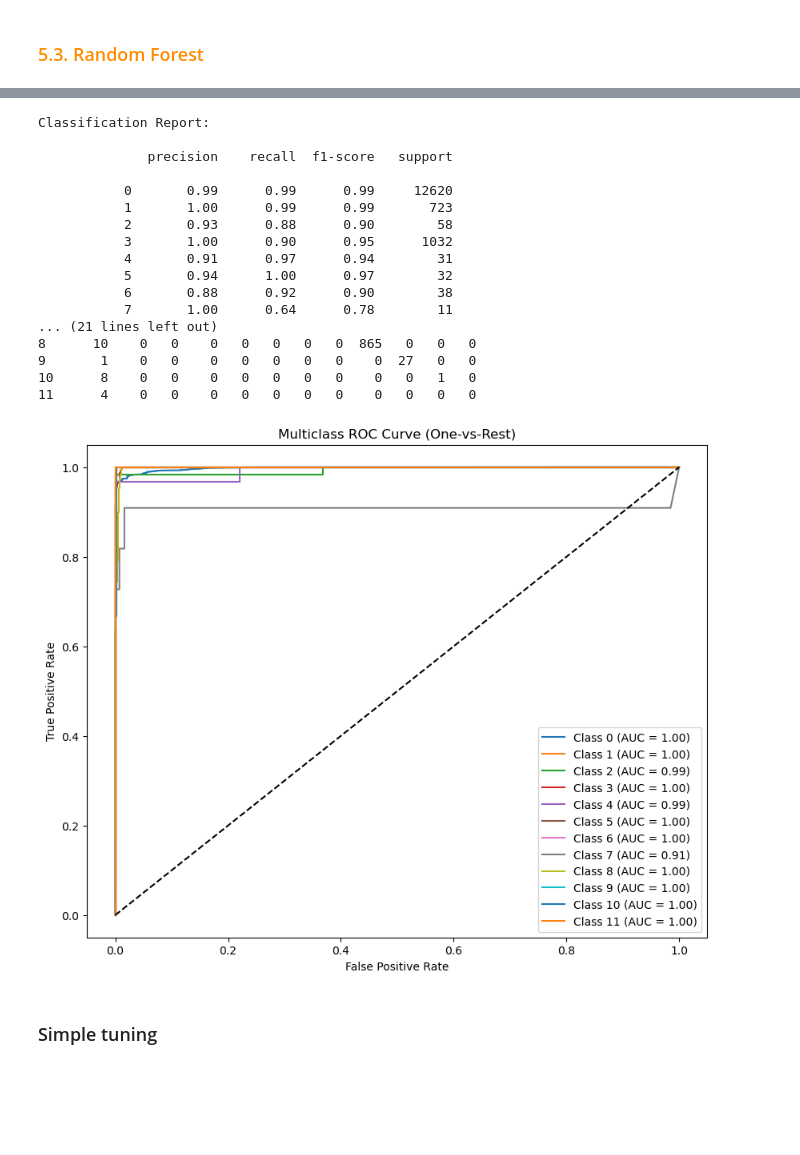
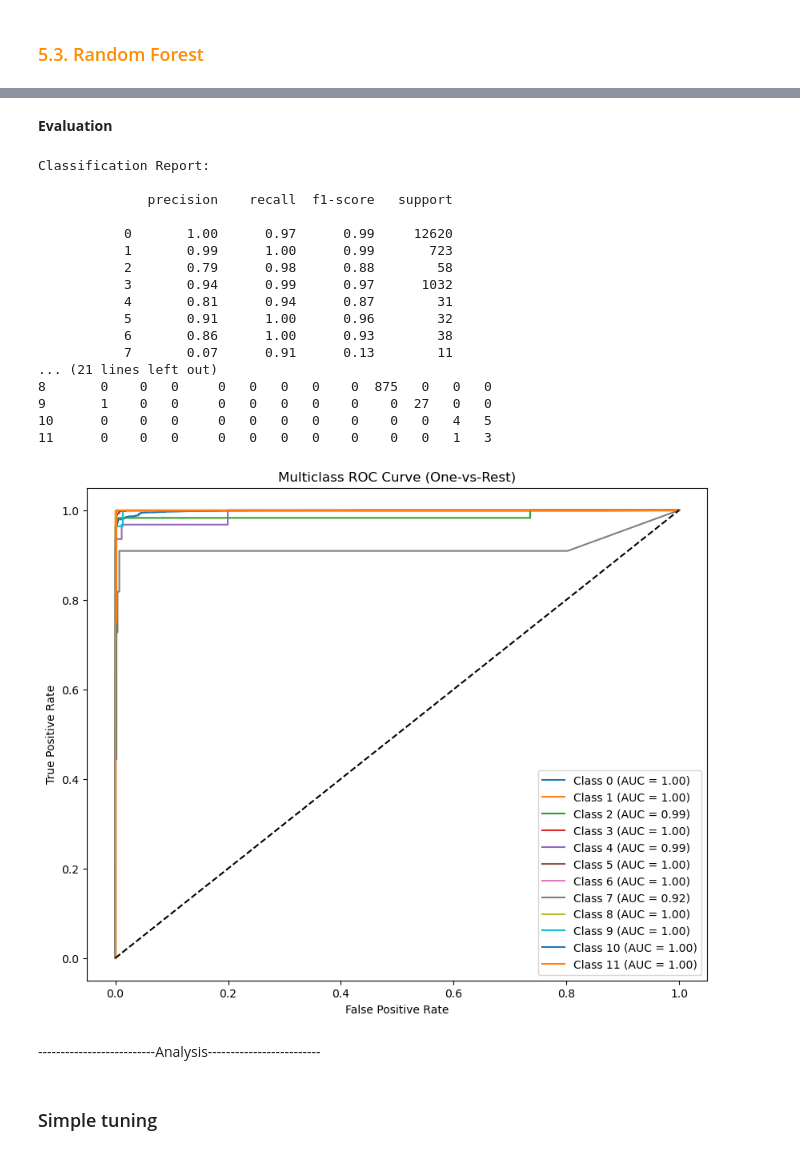
Before and after one commit to MNGARCIA085/AI-Driven-Network-Security, a Jupyter notebook: notebooks/EDA and Quick Prototyping.ipynb, the cells around one changed output, grey strips where cells are left out. Drawn from its saved outputs; the diff is of its cells as text; code cells hidden in the pictures; blank space fills up the shorter version.

```diff
--- a/notebooks/EDA and Quick Prototyping.ipynb
+++ b/notebooks/EDA and Quick Prototyping.ipynb
@@ -222,5 +143,0 @@ df.shape
-# %%
-# we have no mjssing values but if i had i can use:
-# Drop columns where >50% values are missing
-threshold = 0.5
-df = df.loc[:, df.isna().mean() < threshold]
@@ -564,19 +561,25 @@ val_loader = DataLoader(val_dataset, batch_size=64, shuffle=False)
 # Define a simple feedforward NN
 # -----------------------------
 input_size = X_train.shape[1]
-num_classes = len(y_train.unique())
+num_classes = n_classes = np.unique(y_train).size # change latter, maybe return it in prep
 
-class SimpleNN(nn.Module):
-    def __init__(self, input_size, num_classes):
-        super(SimpleNN, self).__init__()
+
+class nn_model(nn.Module):
+    def __init__(self, input_size, num_classes, hidden1=128, hidden2=64, dropout=0.0):
+        super(nn_model, self).__init__()
         self.model = nn.Sequential(
-            nn.Linear(input_size, 128),
+            nn.Linear(input_size, hidden1),
             nn.ReLU(),
-            nn.Linear(128, 64),
+            nn.Dropout(dropout),
+            nn.Linear(hidden1, hidden2),
             nn.ReLU(),
-            nn.Linear(64, num_classes)
+            nn.Dropout(dropout),
+            nn.Linear(hidden2, num_classes)
         )
+
     def forward(self, x):
         return self.model(x)
 
-model = SimpleNN(input_size, num_classes)
+
+
+model = nn_model(input_size, num_classes)
@@ -583,6 +588,5 @@ model = SimpleNN(input_size, num_classes)
 # %%
 import copy
-
 
 # -----------------------------
 # Loss and optimizer
@@ -591,10 +595,10 @@ criterion = nn.CrossEntropyLoss()
 optimizer = optim.Adam(model.parameters(), lr=0.001)
 
 # -----------------------------
-# 4️⃣ Training loop with Early Stopping
+# Training loop with Early Stopping
 # -----------------------------
-num_epochs = 15
-patience = 5  # stop if val accuracy does not improve after 5 epochs
+num_epochs = 10
+patience = 3  # stop if val accuracy does not improve after 5 epochs
 best_val_acc = 0
 epochs_no_improve = 0
 best_model = copy.deepcopy(model.state_dict())
@@ -653,59 +652,62 @@ Epoch 15/15, Validation Accuracy: 0.9795
 <All keys matched successfully>
+# %% [markdown]
+**Evaluation**
 # %%
 # -----------------------------
-# 5️⃣ Evaluate on validation set
+# Evaluate on validation set
 # -----------------------------
+
 model.eval()
 with torch.no_grad():
-    y_val_pred_probs = model(X_val_tensor)
+    y_val_pred_probs = model(torch.tensor(X_val, dtype=torch.float32))
     y_val_pred = torch.argmax(y_val_pred_probs, 1)
 
-y_val_true = y_val_tensor.numpy()
+y_val_true = y_val #y_val_tensor
 y_val_pred = y_val_pred.numpy()
 
 # Classification report
 print("\nClassification Report:\n")
 print(classification_report(y_val_true, y_val_pred, zero_division=0))
 
 # Confusion matrix
 cm = confusion_matrix(y_val_true, y_val_pred)
 print("\nConfusion Matrix:\n")
 print(pd.DataFrame(cm, index=range(num_classes), columns=range(num_classes)))
 
 # -----------------------------
-# 6️⃣ ROC curve (One-vs-Rest)
+# ROC curve (One-vs-Rest)
 # -----------------------------
-y_val_onehot = nn.functional.one_hot(y_val_tensor, num_classes=num_classes).numpy()
+y_val_onehot = nn.functional.one_hot(torch.tensor(y_val), num_classes=num_classes).numpy() #y_val_tensor
 y_score = nn.Softmax(dim=1)(y_val_pred_probs).numpy()
 
 plt.figure(figsize=(10,8))
 for i in range(num_classes):
     fpr, tpr, _ = roc_curve(y_val_onehot[:, i], y_score[:, i])
     roc_auc = auc(fpr, tpr)
     plt.plot(fpr, tpr, label=f'Class {i} (AUC = {roc_auc:.2f})')
 
 plt.plot([0,1], [0,1], 'k--')
 plt.xlabel('False Positive Rate')
 plt.ylabel('True Positive Rate')
 plt.title('Multiclass ROC Curve (One-vs-Rest)')
 plt.legend(loc='lower right')
 plt.show()
 # %% [output]
 Classification Report:
 
               precision    recall  f1-score   support
 
-           0       0.99      0.99      0.99     12620
-           1       1.00      0.99      0.99       723
-           2       0.93      0.88      0.90        58
-           3       1.00      0.90      0.95      1032
-           4       0.91      0.97      0.94        31
-           5       0.94      1.00      0.97        32
-           6       0.88      0.92      0.90        38
-           7       1.00      0.64      0.78        11
+           0       1.00      0.97      0.99     12620
+           1       0.99      1.00      0.99       723
+           2       0.79      0.98      0.88        58
+           3       0.94      0.99      0.97      1032
+           4       0.81      0.94      0.87        31
+           5       0.91      1.00      0.96        32
+           6       0.86      1.00      0.93        38
+           7       0.07      0.91      0.13        11
 ... (21 lines left out)
-8      10    0   0    0   0   0   0   0  865   0   0   0
-9       1    0   0    0   0   0   0   0    0  27   0   0
-10      8    0   0    0   0   0   0   0    0   0   1   0
-11      4    0   0    0   0   0   0   0    0   0   0   0
+8       0    0   0     0   0   0   0    0  875   0   0   0
+9       1    0   0     0   0   0   0    0    0  27   0   0
+10      0    0   0     0   0   0   0    0    0   0   4   5
+11      0    0   0     0   0   0   0    0    0   0   1   3
-[figure, old version]
+[figure, new version]
@@ -714,3 +714,7 @@ Classification Report:
+# %% [markdown]
+
+
+--------------------------Analysis-------------------------
 # %% [markdown]
 ### Simple tuning
 # %%
```
Also changed, not shown: parts of 63 cells of this notebook.
